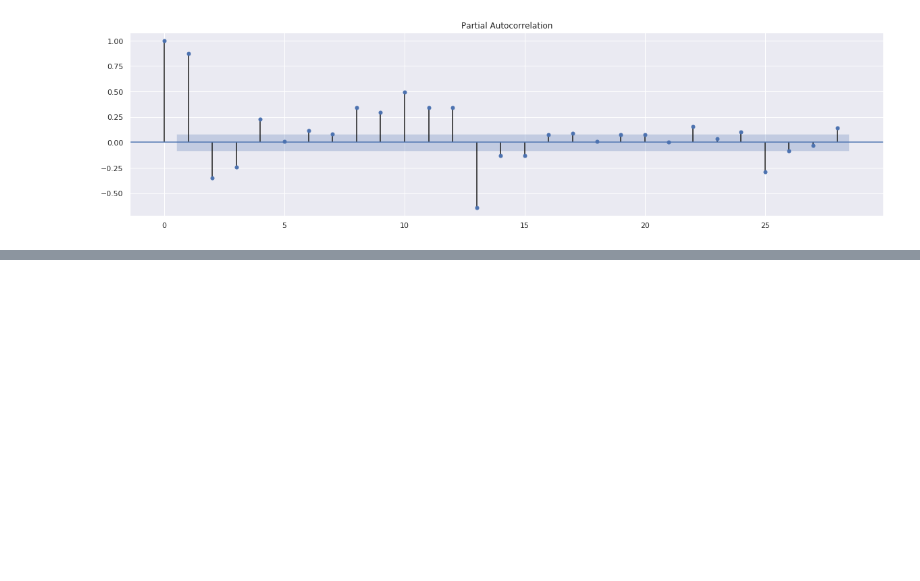
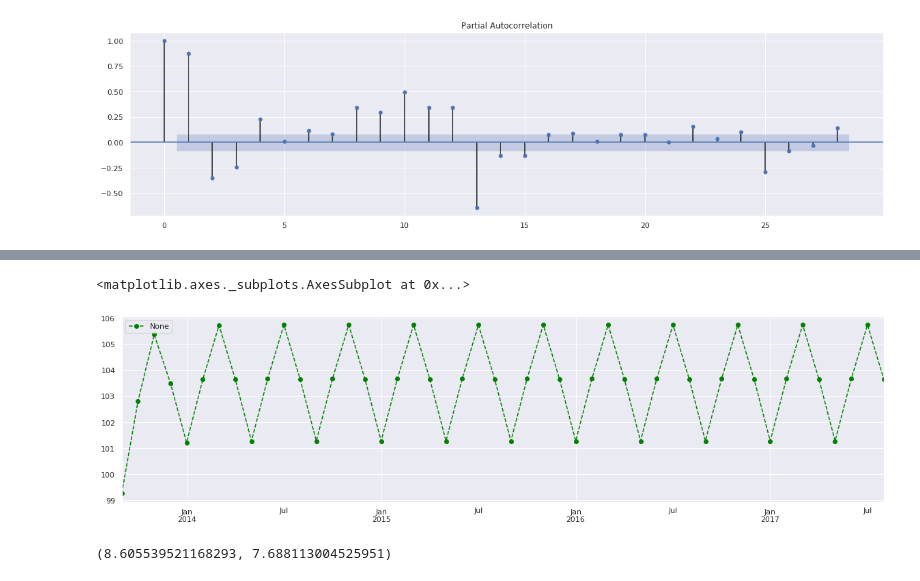
Before and after one commit to Monarene/candy-time-series-project, a Jupyter notebook: test_notebook.ipynb, the cells around one changed output, grey strips where cells are left out. Saved outputs shown, nothing was run; the diff lists cells and outputs as text; code cells hidden in the pictures; blank space fills up the shorter version.

```diff
--- a/test_notebook.ipynb
+++ b/test_notebook.ipynb
@@ -322,0 +368,14 @@ plot_pacf(dataset)
+# %%
+
+predicted_values = holt_model.forecast(48)
+predicted_values.plot(style='--', marker='o', color='green', legend=True)
+# %% [output]
+<matplotlib.axes._subplots.AxesSubplot at 0x...>
+[figure, added]
+# %%
+#look at the model metrics
+mae_expo_smt = mean_absolute_error(test, predicted_values)
+mape_expo_smt = mean_percentage_error(test, predicted_values)
+mae_expo_smt, mape_expo_smt
+# %% [output]
+(8.605539521168293, 7.688113004525951)
```
Also changed, not shown: parts of 33 cells of this notebook, 3 other files.
